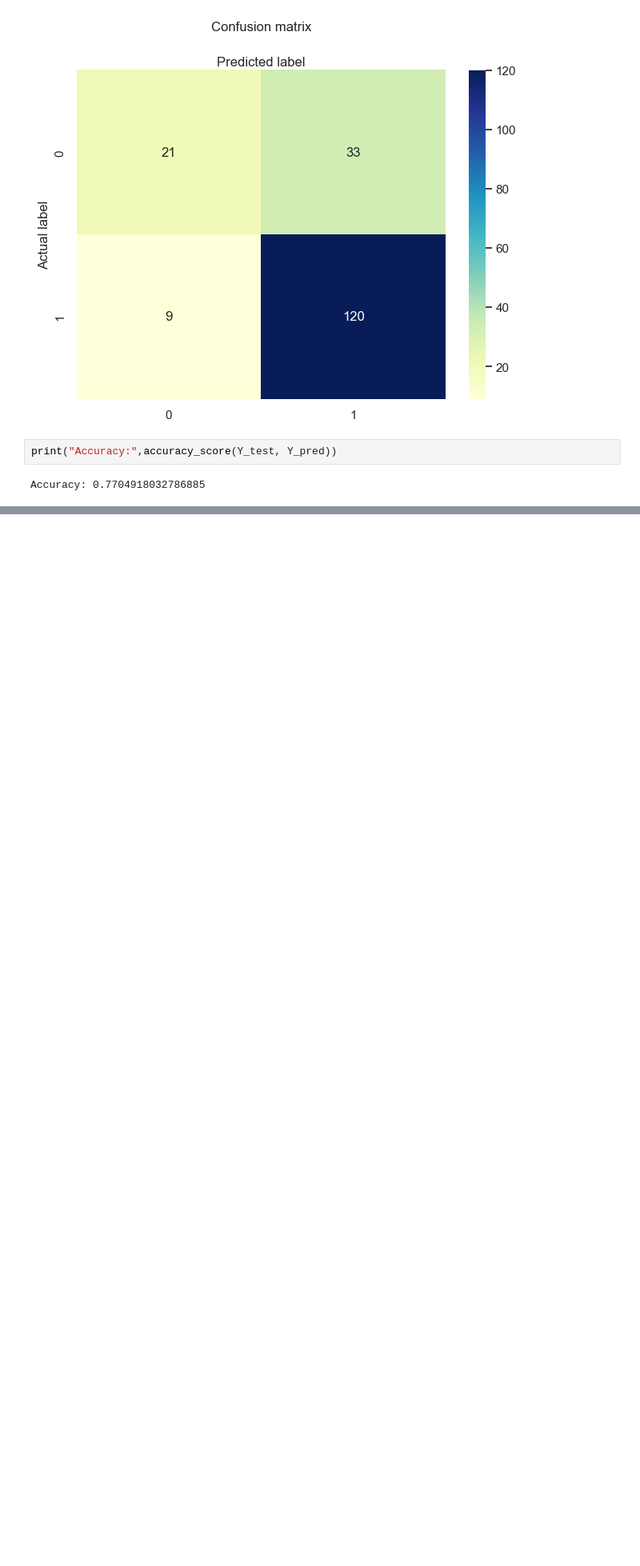
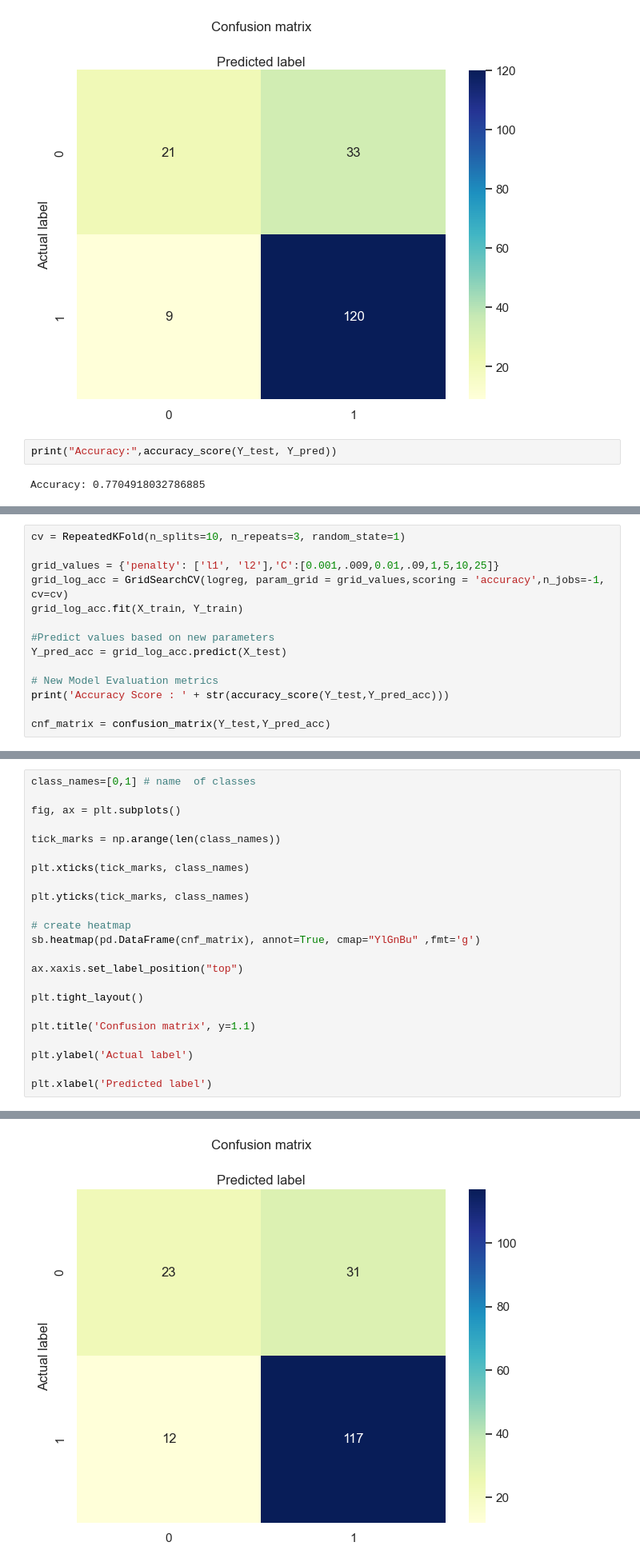
Before and after one commit to legitaxes/sc1015-mini_assignment, a Jupyter notebook: Logistic Regression.ipynb, the cells around one changed output, grey strips where cells are left out. Shown at 80% size. Saved outputs shown, nothing was run; the diff lists cells and outputs as text; blank space fills up the shorter version.

```diff
--- a/Logistic Regression.ipynb
+++ b/Logistic Regression.ipynb
@@ -186,0 +270,14 @@ Accuracy: 0.7704918032786885
+# %%
+cv = RepeatedKFold(n_splits=10, n_repeats=3, random_state=1)
+
+grid_values = {'penalty': ['l1', 'l2'],'C':[0.001,.009,0.01,.09,1,5,10,25]}
+grid_log_acc = GridSearchCV(logreg, param_grid = grid_values,scoring = 'accuracy',n_jobs=-1, cv=cv)
+grid_log_acc.fit(X_train, Y_train)
+
+#Predict values based on new parameters
+Y_pred_acc = grid_log_acc.predict(X_test)
+
+# New Model Evaluation metrics
+print('Accuracy Score : ' + str(accuracy_score(Y_test,Y_pred_acc)))
+
+cnf_matrix = confusion_matrix(Y_test,Y_pred_acc)
@@ -186,0 +286,24 @@ Accuracy: 0.7704918032786885
+# %%
+class_names=[0,1] # name  of classes
+
+fig, ax = plt.subplots()
+
+tick_marks = np.arange(len(class_names))
+
+plt.xticks(tick_marks, class_names)
+
+plt.yticks(tick_marks, class_names)
+
+# create heatmap
+sb.heatmap(pd.DataFrame(cnf_matrix), annot=True, cmap="YlGnBu" ,fmt='g')
+
+ax.xaxis.set_label_position("top")
+
+plt.tight_layout()
+
+plt.title('Confusion matrix', y=1.1)
+
+plt.ylabel('Actual label')
+
+plt.xlabel('Predicted label')
+# %% [output]
@@ -186,0 +311 @@ Accuracy: 0.7704918032786885
+[figure, added]
```
Also changed, not shown: parts of 15 cells of this notebook.
